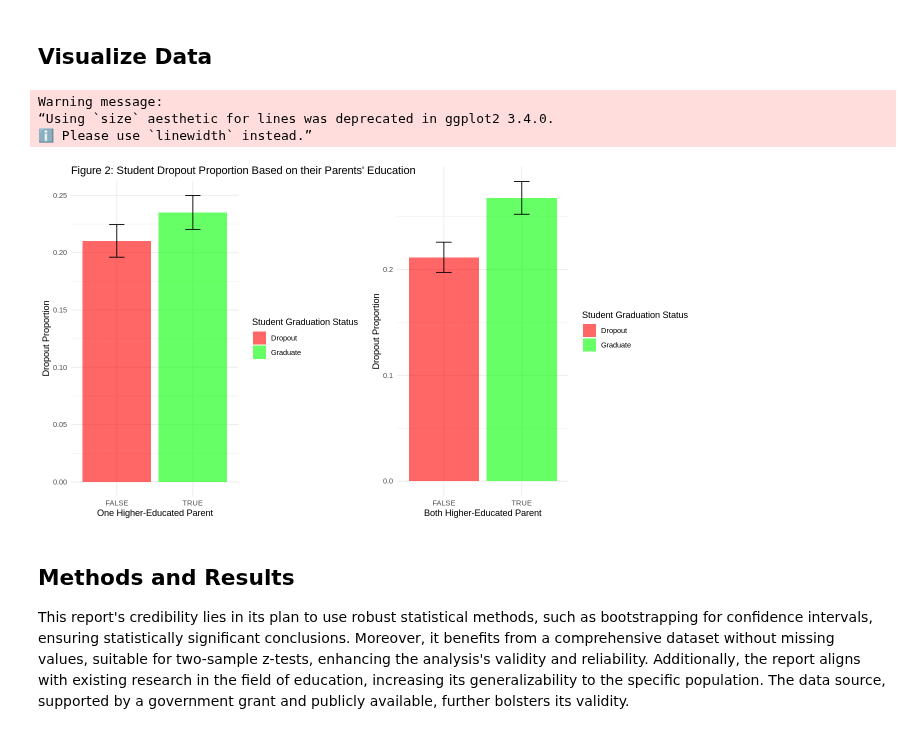
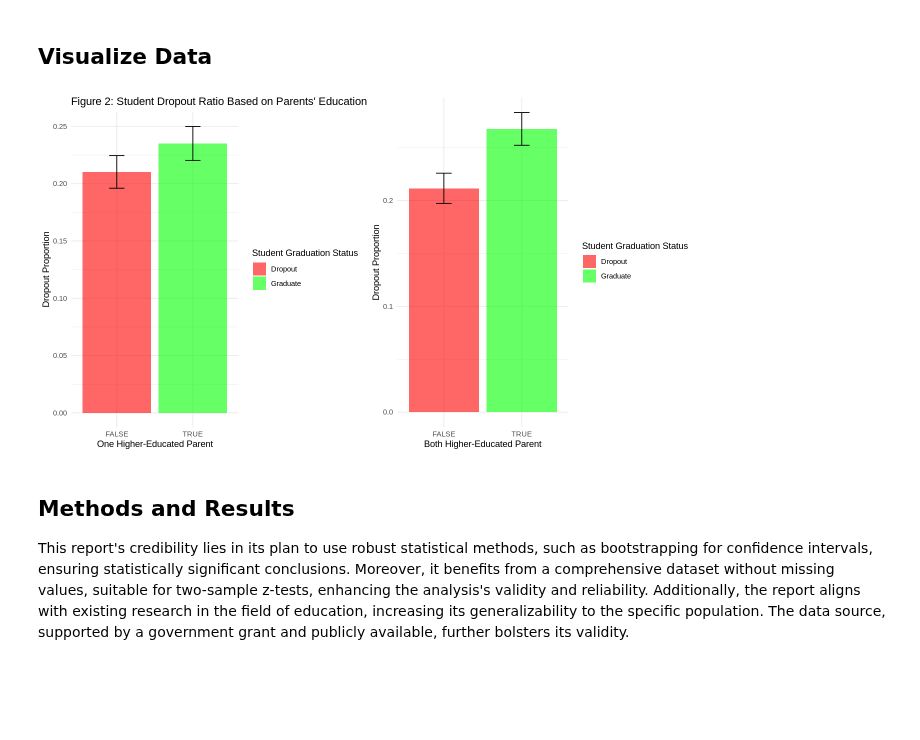
Before and after one commit to MehrshadEsm/stat-201-project, a Jupyter notebook: stat201_project_proposal.ipynb, the cells around one changed output. Saved outputs shown, nothing was run; the diff lists cells and outputs as text; code cells hidden in the pictures; blank space fills up the shorter version.

```diff
--- a/stat201_project_proposal.ipynb
+++ b/stat201_project_proposal.ipynb
@@ -267,33 +267,30 @@ The summarized data shows promising initial results. At first glance, our summar
 # %%
 library(gridExtra) # for side-by-side plot
 
 options(repr.plot.width = 11, repr.plot.height = 6)
 
 plot_one_higher_ed_parent <- ggplot(data = student_dropout_props_one, aes(x = factor(one_higher_edu), y = `Proportion of Dropout`, fill = factor(one_higher_edu))) +
   geom_bar(stat = "identity", alpha = .6) +
   geom_errorbar(aes(ymin = lower_ci, ymax = upper_ci),
                     size = 0.5, color = "black", width=.2) +
-  labs(title = "Figure 2: Student Dropout Proportion Based on their Parents' Education",
+  labs(title = "Figure 2: Student Dropout Ratio Based on Parents' Education",
        x = "One Higher-Educated Parent",
        y = "Dropout Proportion") +
   scale_fill_manual(values = c("TRUE" = "green", "FALSE" = "red"), name = "Student Graduation Status", labels = c("Dropout", "Graduate")) +
   theme_minimal()
 
 plot_both_higher_ed_parent <- ggplot(data = student_dropout_props_both, aes(x = factor(both_higher_edu), y = `Proportion of Dropout`, fill = factor(both_higher_edu))) +
   geom_bar(stat = "identity", alpha = .6) +
     geom_errorbar(aes(ymin = lower_ci, ymax = upper_ci),
                     size = 0.5, color = "black", width=.2) +
   labs(x = "Both Higher-Educated Parent",
        y = "Dropout Proportion") +
   scale_fill_manual(values = c("TRUE" = "green", "FALSE" = "red"), name = "Student Graduation Status", labels = c("Dropout", "Graduate")) +
   theme_minimal()
 
 arranged_plots <- grid.arrange(plot_one_higher_ed_parent, plot_both_higher_ed_parent, ncol = 2)
 # %% [output]
-Warning message:
-“Using `size` aesthetic for lines was deprecated in ggplot2 3.4.0.
-ℹ Please use `linewidth` instead.”
-[figure, old version]
+[figure, new version]
 # %% [markdown]
 ## Methods and Results
 
```
